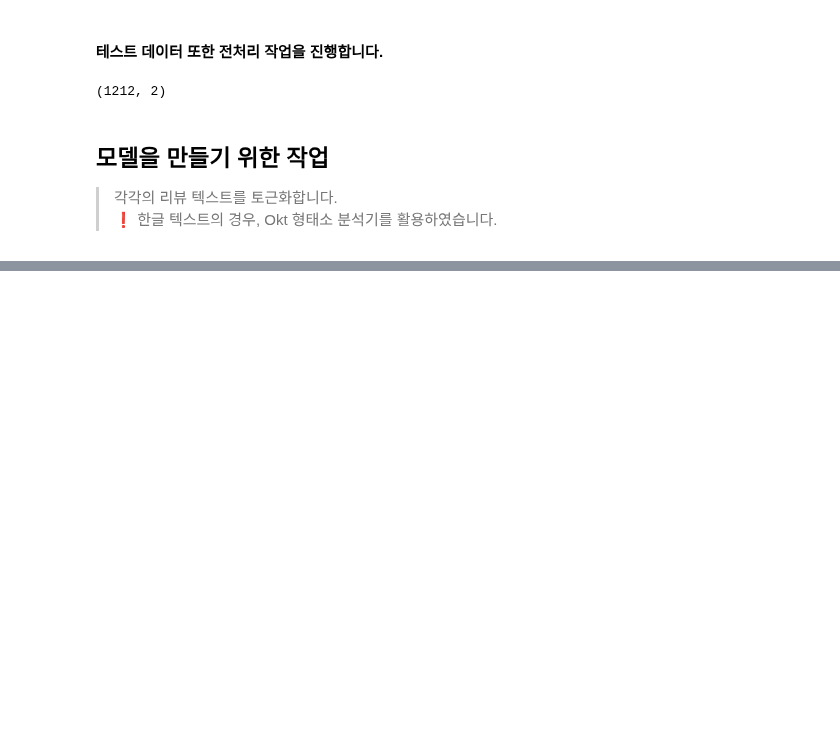
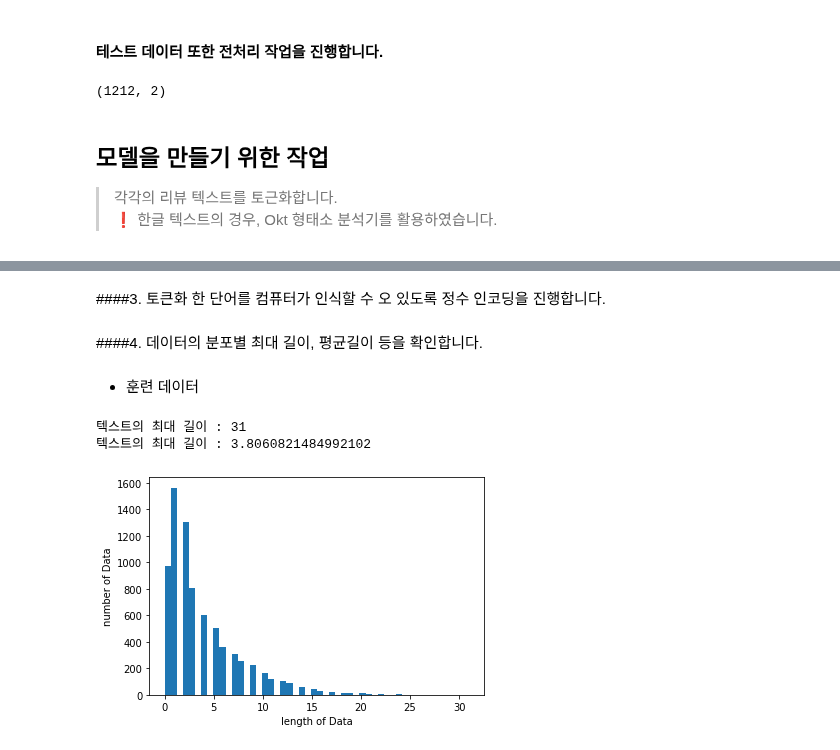
Before and after one commit to 00150/Practice-anything...., a Jupyter notebook: 긍정,_보통_,부정_분류_모델(리뷰).ipynb, the cells around one changed output, grey strips where cells are left out. Drawn from its saved outputs; the diff is of its cells as text; code cells hidden in the pictures; blank space fills up the shorter version.

```diff
--- a/긍정,_보통_,부정_분류_모델(리뷰).ipynb
+++ b/긍정,_보통_,부정_분류_모델(리뷰).ipynb
@@ -303,0 +463,36 @@ from tensorflow.keras.preprocessing.text import Tokenizer
+# %% [markdown]
+####3. 토큰화 한 단어를 컴퓨터가 인식할 수 오 있도록 정수 인코딩을 진행합니다.
+# %%
+from keras.preprocessing.text import Tokenizer
+max_words = 20
+
+
+# num_words ⁉
+# 케라스의 토크나이저에서는 (num_words = 숫자)와 같은 방법으로 빈도수가 높은 상위 몇개의 단어에만 사용하겠다고 지정할 수 있습니다.
+tokenizer = Tokenizer(num_words = max_words)
+
+
+# .fit_on_texts() 메소드는 문자 데이터를 입력받아서 리스트의 형태로 변환한다.
+# 훈련 데이터만 넣습니다 ❗❗
+tokenizer.fit_on_texts(clean_train_review)
+
+X_train = tokenizer.texts_to_sequences(clean_train_review)
+X_test = tokenizer.texts_to_sequences(clean_test_review)
+# %% [markdown]
+####4. 데이터의 분포별 최대 길이, 평균길이 등을 확인합니다.
+# %% [markdown]
+* 훈련 데이터
+# %%
+print(f'텍스트의 최대 길이 : {max(len(i) for i in X_train)}')
+print(f'텍스트의 최대 길이 : {sum(map(len, X_train))/len(X_train)}')
+
+
+# bins 파라미터 : 히스토그램의 가로축 구간의 개수를 지정
+plt.hist([len(i) for i in X_train], bins= 50)
+plt.xlabel('length of Data')
+plt.ylabel('number of Data')
+plt.show()
+# %% [output]
+텍스트의 최대 길이 : 31
+텍스트의 최대 길이 : 3.8060821484992102
+[figure, added]
```
Also changed, not shown: parts of 35 cells of this notebook.
